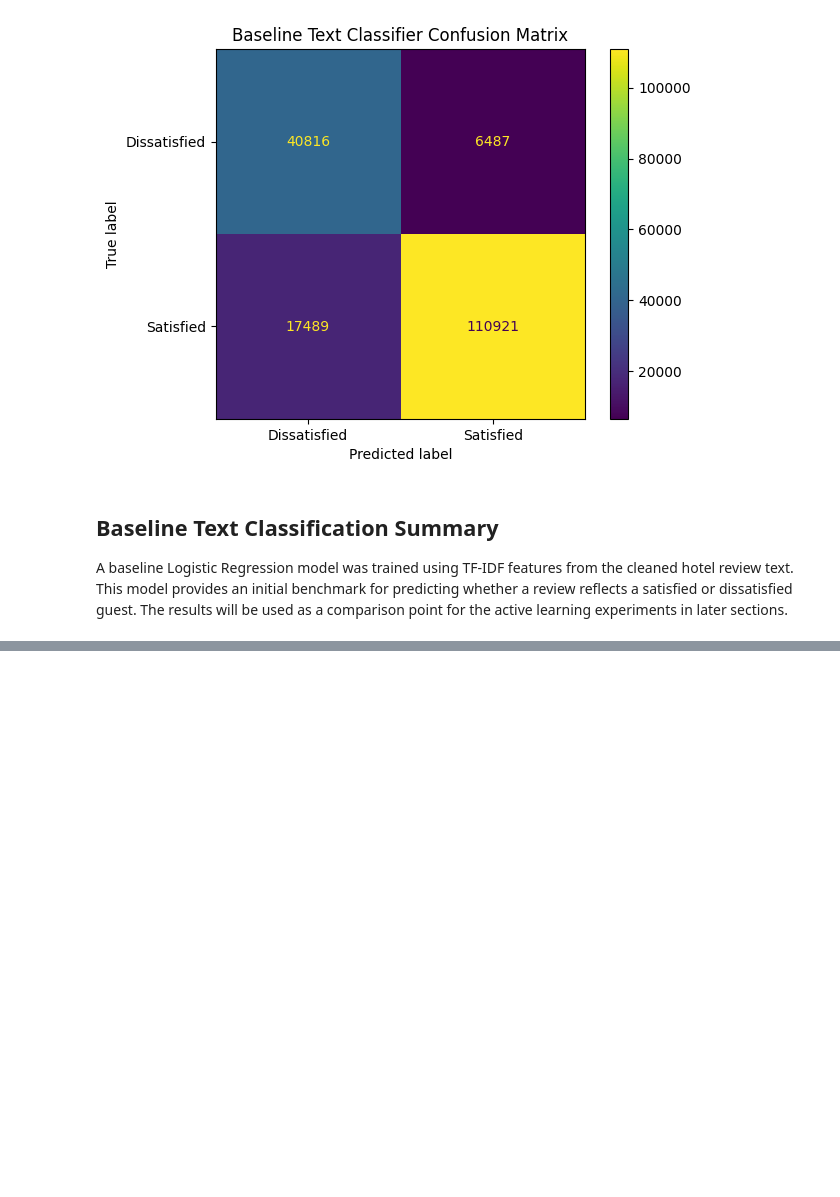
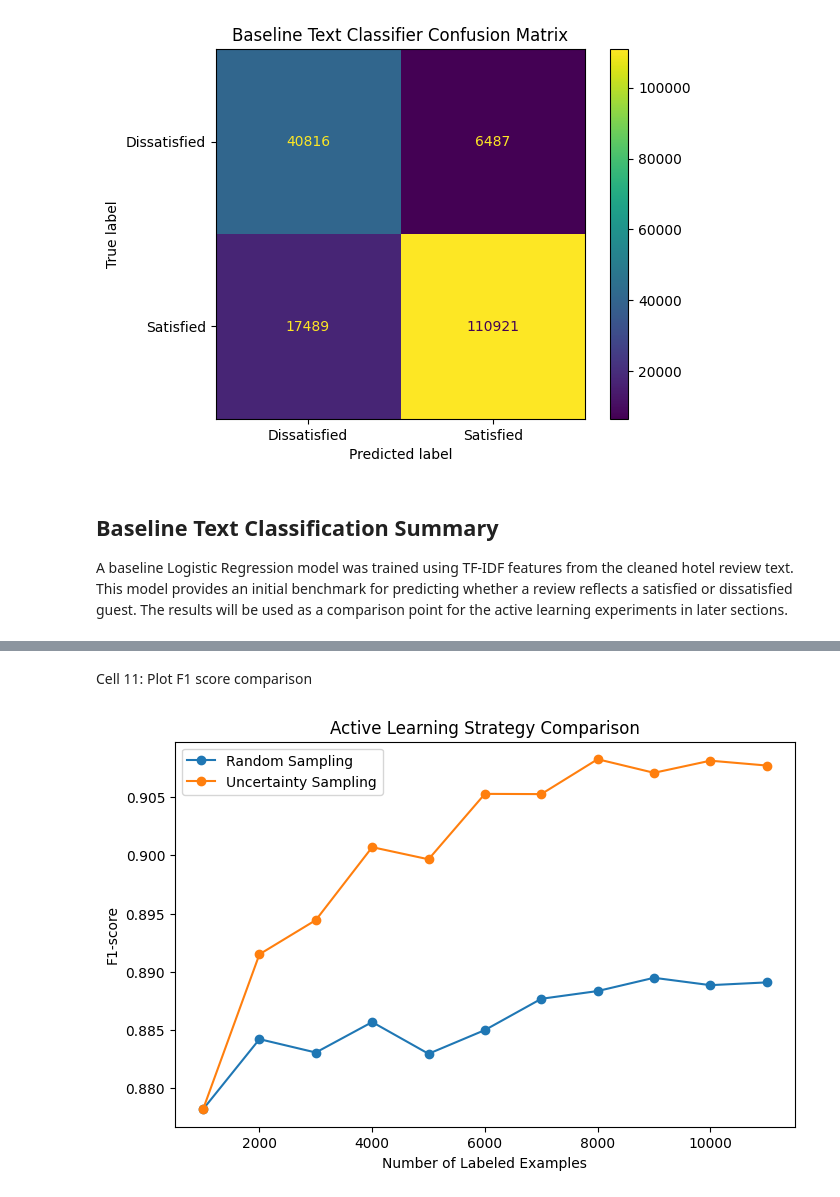
Before and after one commit to ElijahAmir08/Active-Learning-Review-Satisfication, a Jupyter notebook: notebooks/review_satisfaction_analysis.ipynb, the cells around one changed output, grey strips where cells are left out. Drawn from its saved outputs; the diff is of its cells as text; code cells hidden in the pictures; blank space fills up the shorter version.

```diff
--- a/notebooks/review_satisfaction_analysis.ipynb
+++ b/notebooks/review_satisfaction_analysis.ipynb
@@ -431,0 +493,13 @@ A baseline Logistic Regression model was trained using TF-IDF features from the
+# %%
+# Smaller set up for quicker execution
+active_tfidf_vectorizer = TfidfVectorizer(
+    max_features=3000,
+    stop_words="english",
+    ngram_range=(1, 1),
+    min_df=5
+)
+
+X_pool_tfidf = active_tfidf_vectorizer.fit_transform(X_pool_text)
+X_test_tfidf_active = active_tfidf_vectorizer.transform(X_test_text_active)
+
+X_pool_tfidf.shape, X_test_tfidf_active.shape
@@ -431,0 +510,3 @@ A baseline Logistic Regression model was trained using TF-IDF features from the
+# %%
+y_pool_array = y_pool.to_numpy()
+y_test_active_array = y_test_active.to_numpy()
@@ -431,0 +689,7 @@ A baseline Logistic Regression model was trained using TF-IDF features from the
+# %%
+active_learning_results = pd.concat(
+    [random_results_df, uncertainty_results_df],
+    ignore_index=True
+)
+
+active_learning_results
@@ -431,0 +714,25 @@ A baseline Logistic Regression model was trained using TF-IDF features from the
+# %% [markdown]
+Cell 11: Plot F1 score comparison
+# %%
+plt.figure(figsize=(8, 5))
+
+for strategy in active_learning_results["strategy"].unique():
+    strategy_results = active_learning_results[
+        active_learning_results["strategy"] == strategy
+    ]
+
+    plt.plot(
+        strategy_results["labeled_examples"],
+        strategy_results["f1_score"],
+        marker="o",
+        label=strategy
+    )
+
+plt.xlabel("Number of Labeled Examples")
+plt.ylabel("F1-score")
+plt.title("Active Learning Strategy Comparison")
+plt.legend()
+plt.savefig("../visuals/active_learning_f1_comparison.png", bbox_inches="tight")
+plt.show()
+# %% [output]
+[figure, added]
```
Also changed, not shown: parts of 32 cells of this notebook, 1 other file.
